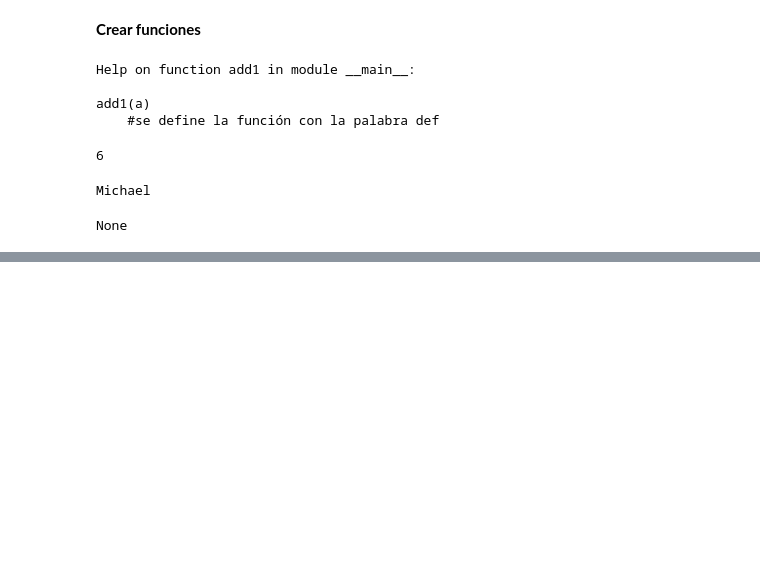
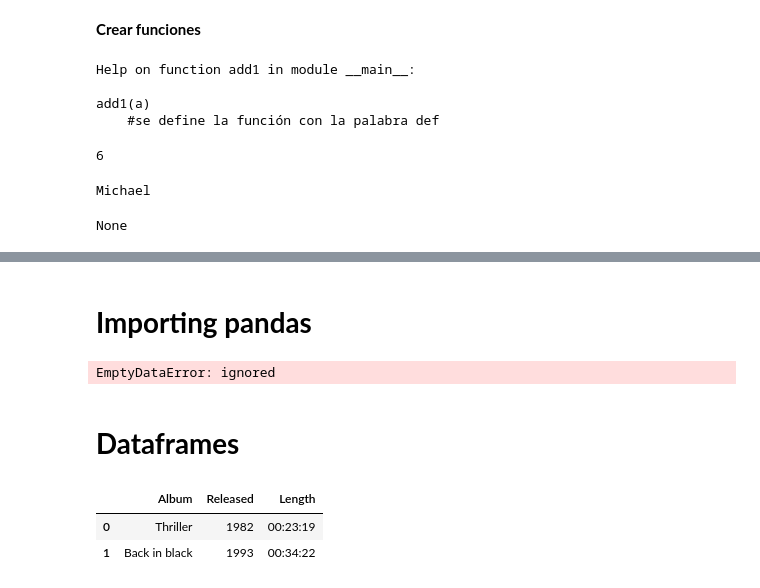
Before and after one commit to PosgradoMNA/actividades-de-aprendizaje-A01794299, a Jupyter notebook: Semana_2_Actividad_1_Python_for_Data_Science_(IBM).ipynb, the cells around one changed output, grey strips where cells are left out. Drawn from its saved outputs; the diff is of its cells as text; code cells hidden in the pictures; blank space fills up the shorter version.

```diff
--- a/Semana_2_Actividad_1_Python_for_Data_Science_(IBM).ipynb
+++ b/Semana_2_Actividad_1_Python_for_Data_Science_(IBM).ipynb
@@ -757,0 +921,2 @@ None
+# %% [markdown]
+# **Importing pandas**
@@ -757,0 +927,16 @@ None
+# %%
+df=pd.read_csv(csv_path)
+#examinar las primeras 5 lineas del dataframe
+df.head()
+# %% [output]
+EmptyDataError: ignored
+# %% [markdown]
+# **Dataframes**
+# %%
+songs={'Album':['Thriller','Back in black'],'Released':[1982,1993],'Length':['00:23:19','00:34:22']}
+songs_frame= pd.DataFrame(songs)
+songs_frame
+# %% [output]
+|  | Album | Released | Length |
+| 0 | Thriller | 1982 | 00:23:19 |
+| 1 | Back in black | 1993 | 00:34:22 |
```
Also changed, not shown: parts of 25 cells of this notebook.
